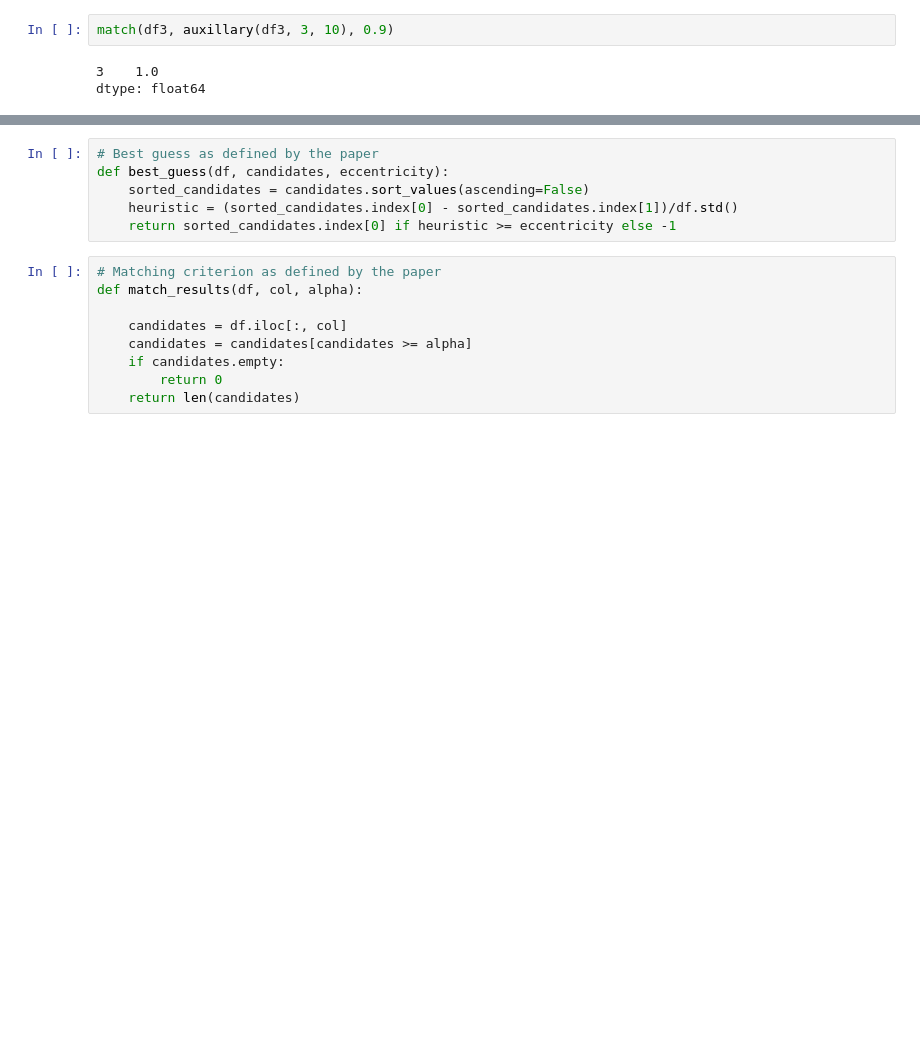
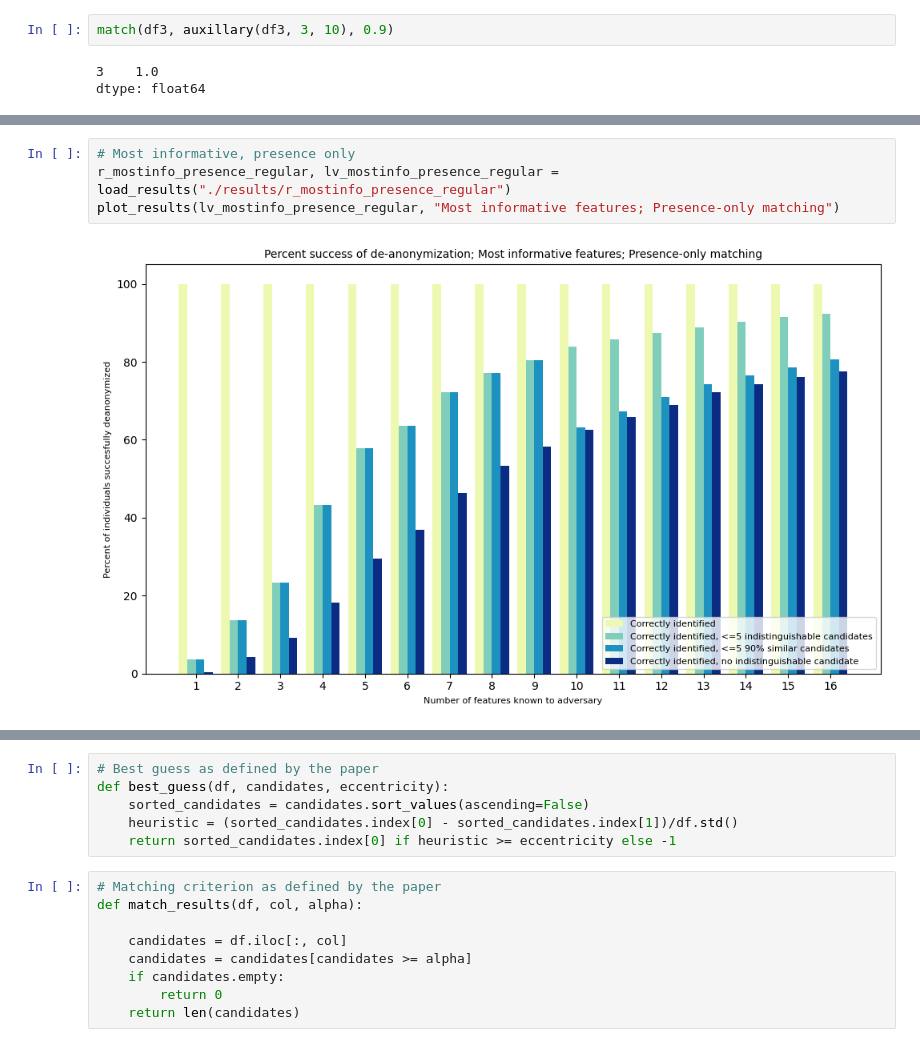
Before and after one commit to kkkarnav/deanonymization, a Jupyter notebook: main.ipynb, the cells around one changed output, grey strips where cells are left out. Saved outputs shown, nothing was run; the diff lists cells and outputs as text; blank space fills up the shorter version.

```diff
--- a/main.ipynb
+++ b/main.ipynb
@@ -1051,0 +413,6 @@ plt.show()
+# %%
+# Most informative, presence only
+r_mostinfo_presence_regular, lv_mostinfo_presence_regular = load_results("./results/r_mostinfo_presence_regular")
+plot_results(lv_mostinfo_presence_regular, "Most informative features; Presence-only matching")
+# %% [output]
+[figure, added]
```
Also changed, not shown: parts of 87 cells of this notebook, 50 other files.
